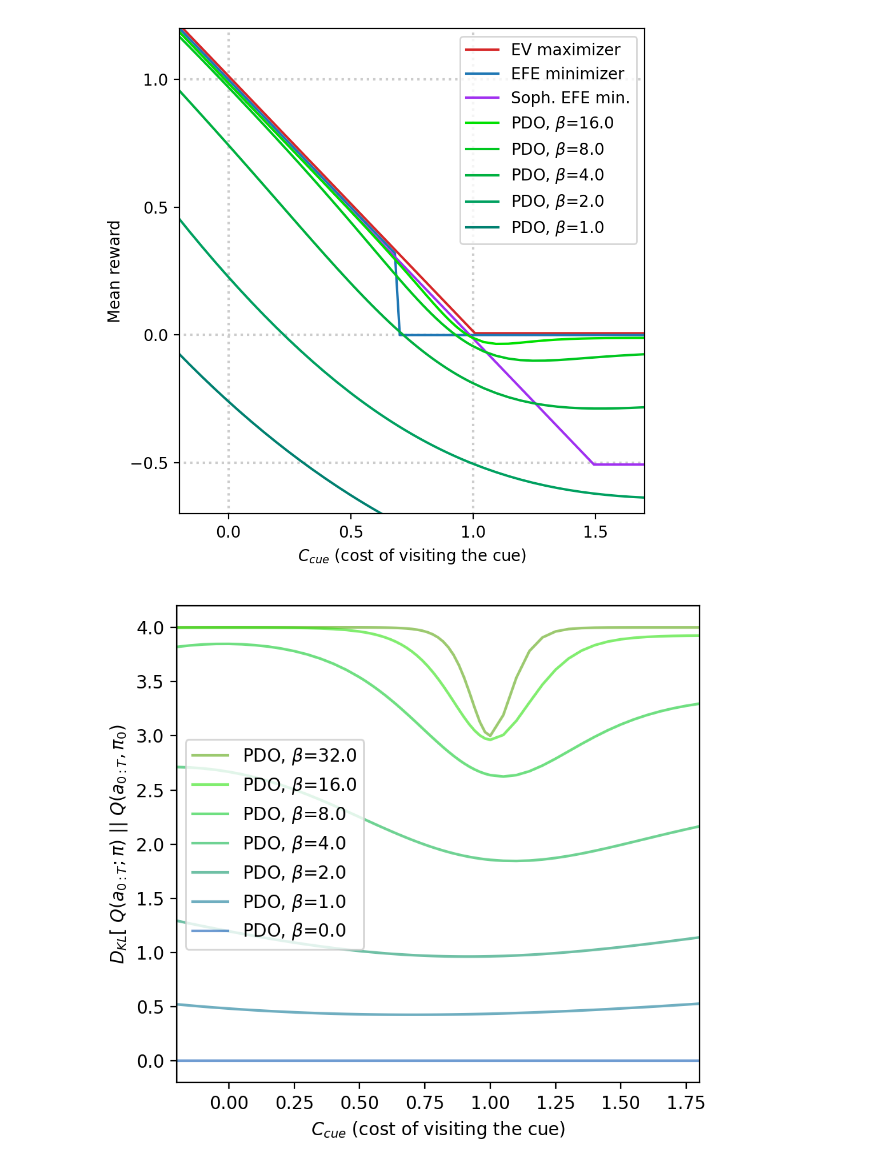
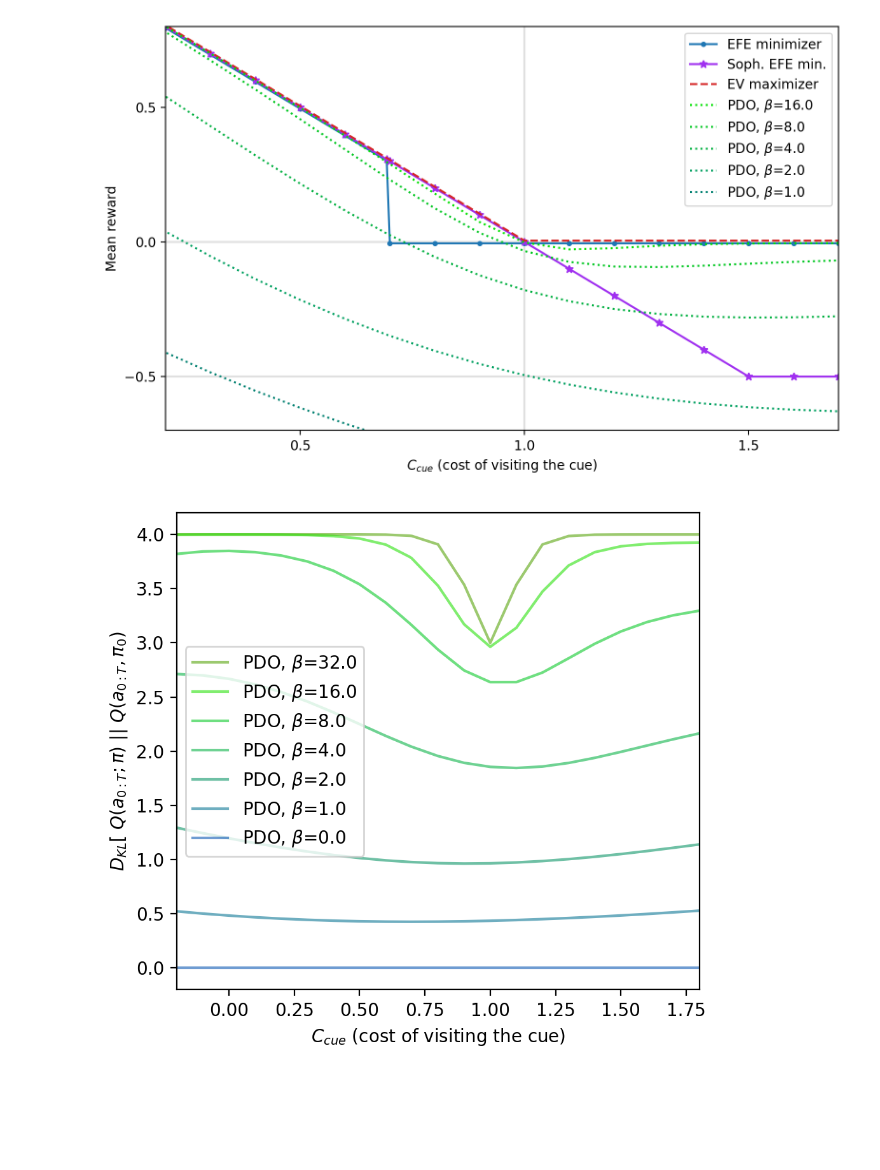
Before and after one commit to gavento/pymdp, a Jupyter notebook: notebooks/pdo_plots.ipynb, the cells around one changed output. Saved outputs shown, nothing was run; the diff lists cells and outputs as text; code cells hidden in the pictures; blank space fills up the shorter version.

Commit message:
Update to the plots

```diff
--- a/notebooks/pdo_plots.ipynb
+++ b/notebooks/pdo_plots.ipynb
@@ -160,9 +160,9 @@ T = 2
 REPS = 3
 T_LOSS = -4.0
 
-X = np.concatenate([[-0.4, -0.35, -0.3, -0.25], np.arange(-0.2, 0.5, 0.05),
-                   np.arange(0.5, 1.0, 0.02), np.arange(1.0, 1.901, 0.05)])
-# X = np.arange(-0.2, 1.7, 0.1)
+# X = np.concatenate([[-0.4, -0.35, -0.3, -0.25], np.arange(-0.2, 0.5, 0.05),
+#                    np.arange(0.5, 1.0, 0.02), np.arange(1.0, 1.901, 0.05)])
+X = np.array(sorted(list(np.arange(-0.2, 1.9, 0.1))+[0.693]))
 
 Y = np.zeros_like(X)
 Ystd = np.zeros_like(X)
@@ -185,47 +185,47 @@ def do_the_plot(label, agent_type, color=None, reps=REPS, offset=0, override=Non
     # Plot the results with error bars
     # if agent_type == "EFE":
     #     plt.errorbar(X-offset*0.01, Y-offset*0.005, yerr=Ystd/10, fmt="-", label=label, color=color)
-    plt.plot(X-offset*0.007, Y-offset*0.007, style, label=label, color=color)
+    plt.plot(X-offset*0.0, Y-offset*0.01, style, label=label, color=color)
 
 
-plt.figure(figsize=(5, 5), dpi=200)
-plt.hlines([-0.5,0,1], -10, 10, linestyle=":", color="#ccc")
-plt.vlines([0,1], -10, 10, linestyle=":", color="#ccc")
+plt.figure(figsize=(8, 5), dpi=200)
+plt.hlines([-0.5,0,1], -10, 10, linestyle="-", color="#ccc9")
+plt.vlines([0,1], -10, 10, linestyle="-", color="#ccc9")
 
 # Select the set matplotlib palette
 palette = plt.get_cmap('tab10')
 
-do_the_plot("EV maximizer", "PDO", palette.colors[3], ev=True, direct=True, offset=-1, style="-")
-
-do_the_plot("EFE minimizer", "EFE", palette.colors[0], sophisticated=False, offset=0)
+do_the_plot("EFE minimizer", "EFE", palette.colors[0], sophisticated=False, offset=0.5, style=".-")
 # COLORS = ["#4050a0a0", "#5040a0a0"]
 # for i, beta in enumerate([4.0, 1.0]):
 #     do_the_plot(f"EFE, $\\alpha={beta}$", "EFE", COLORS[i], sophisticated=False, offset=1, action_selection="stochastic", alpha=beta, reps=1000)
 
-do_the_plot("Soph. EFE min.", "EFE", "#a030f0", sophisticated=True, override=lambda x, y: y if x < 1.5 else -0.5, offset=1)
+do_the_plot("Soph. EFE min.", "EFE", "#a030f0", sophisticated=True, override=lambda x, y: y if x < 1.5 else -0.5, offset=0, style="*-")
 # COLORS = ["#b020d0", "#c010b0"]
 # for i, beta in enumerate([2.0, 1.0]):
 #     do_the_plot(f"S.EFE $\\alpha={beta}$", "EFE", COLORS[i], sophisticated=True, offset=-1, action_selection="stochastic", alpha=beta, reps=50)
 
+do_the_plot("EV maximizer", "PDO", palette.colors[3], ev=True, direct=True, offset=-0.5, style="--")
+
 COLORS = ["#00e000", "#00c720", "#00b040", "#00a060", "#008070", ]
 for i, beta in enumerate([16.0, 8.0, 4.0, 2.0, 1.0]):
-    do_the_plot(f"PDO, $\\beta$={beta:.3}", "PDO", style="-",
-                color=COLORS[i], ev=False, direct=True, beta=beta, offset=1)
+    do_the_plot(f"PDO, $\\beta$={beta:.3}", "PDO", style=":",
+                color=COLORS[i], ev=False, direct=True, beta=beta, offset=0)
 
 plt.xlabel("$C_{cue}$ (cost of visiting the cue)")
 plt.ylabel("Mean reward")
 # plt.ylim(-2.4, 1.2)
 # plt.xlim(-0.2, 1.7)
 plt.xticks(np.arange(-5, 5, 0.5))
 plt.yticks(np.arange(-5, 5, 0.5))
-plt.ylim(-0.7, 1.2)
-plt.xlim(-0.2, 1.7)
+plt.ylim(-0.7, 0.8)
+plt.xlim(0.2, 1.7)
 plt.tight_layout()
 plt.legend()
 plt.savefig("ev.pdf")
 plt.show()
 # %% [output]
-[figure, old version]
+[figure, new version]
 # %%
 Y = np.zeros_like(X)
 Ystd = np.zeros_like(X)
```
Also changed, not shown: parts of 1 cell of this notebook.
